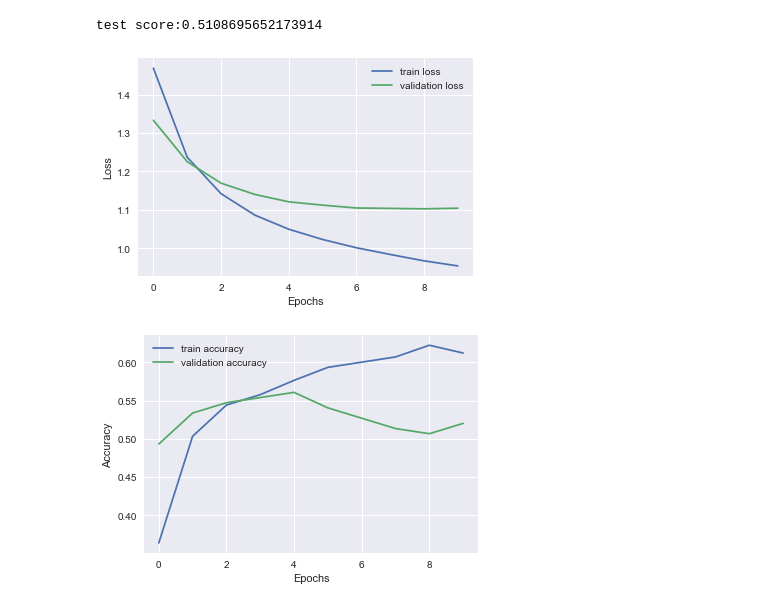
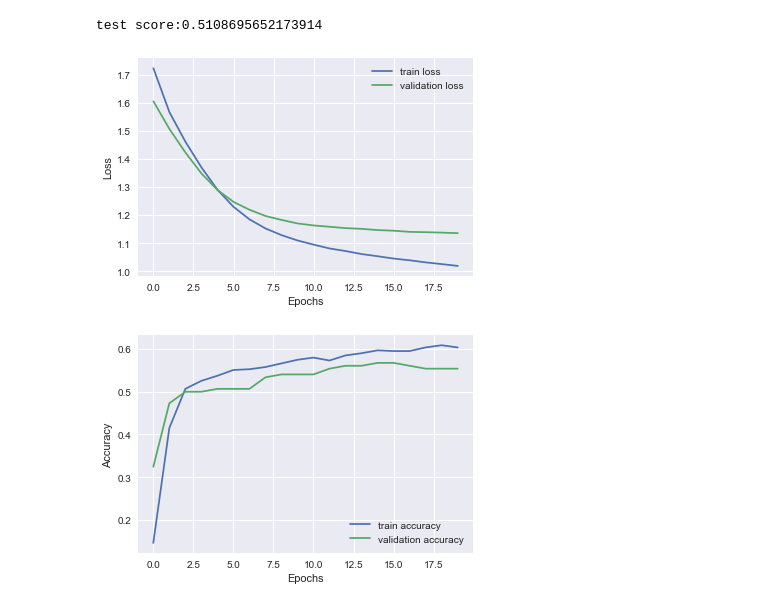
Before and after one commit to dennkitotaichi/CE_PLUS, a Jupyter notebook: heartdisease.ipynb, the cells around one changed output. Saved outputs shown, nothing was run; the diff lists cells and outputs as text; code cells hidden in the pictures.

```diff
--- a/heartdisease.ipynb
+++ b/heartdisease.ipynb
@@ -286,8 +290,8 @@ def data_split(data):
     #data_std_df = pd.DataFrame(data_std)
     x = data_std
     y = complement_df["target"]
-    X_trainval, X_test, y_trainval, y_test = train_test_split(x,y,test_size=0.2, random_state=0)
-    X_train, X_val, y_train, y_val = train_test_split(X_trainval,y_trainval,test_size=0.2, random_state=0)
+    X_trainval, X_test, y_trainval, y_test = train_test_split(x,y,test_size=0.2, random_state=1)
+    X_train, X_val, y_train, y_val = train_test_split(X_trainval,y_trainval,test_size=0.2, random_state=1)
     return X_trainval, X_test, X_train, X_val, y_trainval, y_test, y_train, y_val
 
 def test_svm(X_train, X_test, y_train, y_test):
@@ -295,11 +299,20 @@ def test_svm(X_train, X_test, y_train, y_test):
     svc.fit(X_train,y_train)
     print("test score:{}".format(svc.score(X_test,y_test)))
 
+#def test_xgb():
+
+
 def mlp_model():
     model = Sequential()
-    model.add(layers.Dense(64, activation="relu", input_shape=(13,)))
-    model.add(layers.Dense(64, activation="relu"))
+    model.add(layers.Dense(32, kernel_regularizer=regularizers.l2(0.001),
+                           activation="relu", input_shape=(13,)))
+    #model.add(layers.Dropout(0.8))
+    model.add(layers.Dense(32, kernel_regularizer=regularizers.l2(0.001),
+                           activation="relu"))
+    #model.add(layers.Dropout(0.8))
+    #model.add(layers.Dense(32, activation="relu"))
     model.add(layers.Dense(5, activation="softmax"))
+    #model.add(layers.Dense(5, activation="softmax"))
     model.compile(optimizer="rmsprop",
                  loss="sparse_categorical_crossentropy",
                  metrics=["accuracy"])
@@ -351,8 +364,10 @@ def model_prediction(models, X_trainval, y_trainval, X_test, y_test, epoch, batc
     result_matrix = confusion_matrix(y_test,prediction_label)
     class_accurace = [(result_matrix[i][i]/result_matrix[i].sum())*1 for i in range(len(result_matrix))]
     class_array = np.array(class_accurace).reshape(5,1)
+    #class_array = np.array(class_accurace).reshape(4,1)
     acc_matrix = np.hstack([result_matrix,class_array])
     columns_acc = ["0","1","2","3","4","accuracy"]
+    #columns_acc = ["1","2","3","4","accuracy"]
     acc_df = pd.DataFrame(acc_matrix,columns=columns_acc)
     plt.figure(figsize=(10,8))
     sns.heatmap(acc_df,annot=True,cmap="Blues",cbar=False)
@@ -420,16 +504,16 @@ test score:0.5108695652173914
 # %%
 models = mlp_model()
 X = X_train
 Y = y_train
 X2 = X_val
 Y2 = y_val
-epoch = 10
+epoch = 20
 batch = 50
 
 acc_loss_plot(models, X, Y , X2, Y2, epoch, batch)
 # %% [output]
-[figure, old version]
+[figure, new version]
-[figure, old version]
+[figure, new version]
 # %%
 models = mlp_model
 X = X_trainval
```
Also changed, not shown: parts of 11 cells of this notebook.
